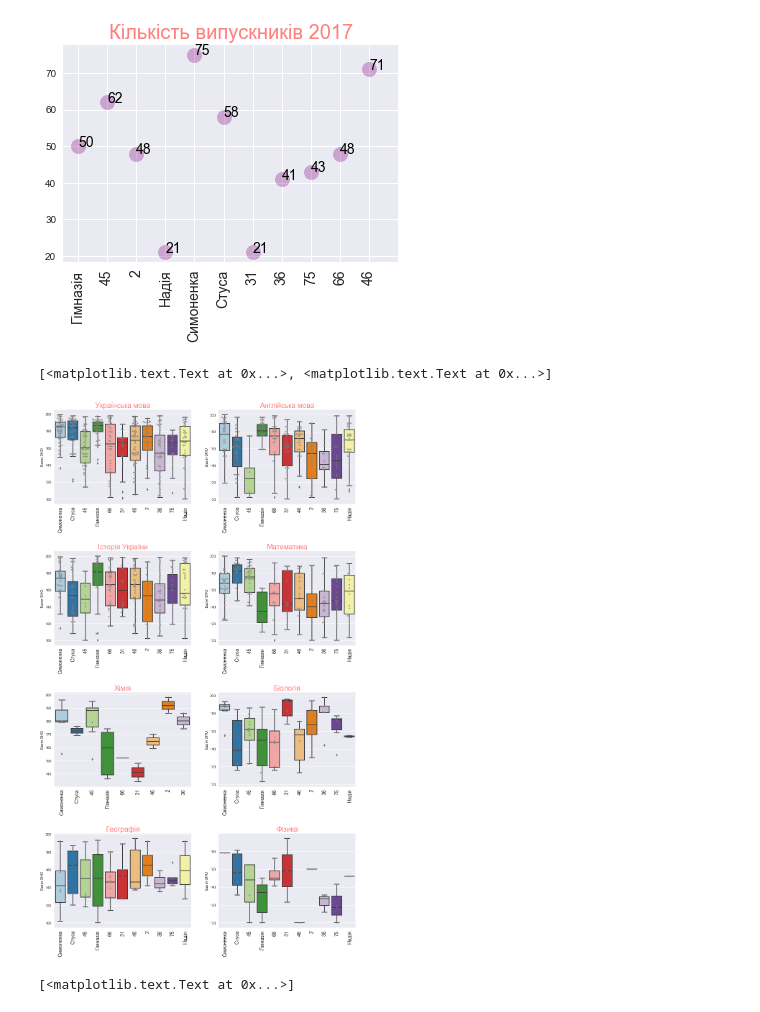
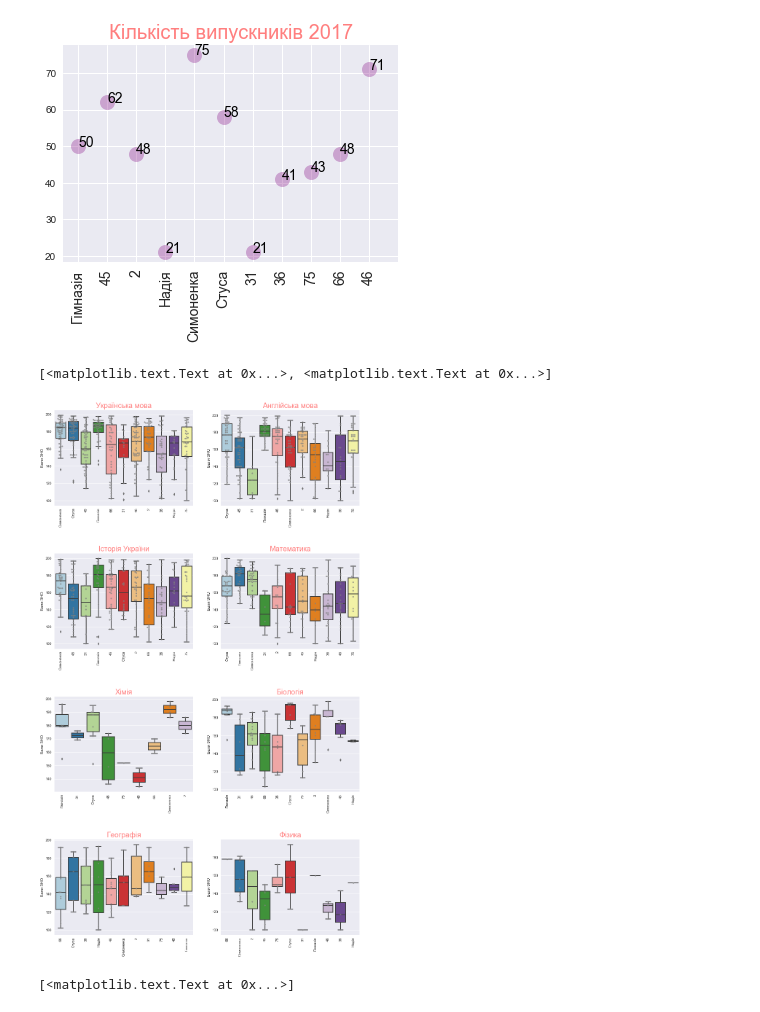
Before and after one commit to mariannapetrova/My-projects, a Jupyter notebook: Schools ZNO.ipynb, the cells around one changed output. Saved outputs shown, nothing was run; the diff lists cells and outputs as text; code cells hidden in the pictures.

```diff
--- a/Schools ZNO.ipynb
+++ b/Schools ZNO.ipynb
@@ -182,58 +200,65 @@ plt.subplots_adjust(left=0.125, bottom=0.1, right=0.9, top=0.9, wspace=0.2, hspa
 kws = dict(linewidth = 2.0, palette = 'Paired')
 kws1 = dict(color = 'grey', alpha = 0.8, size = 4)
 
 #zno_names = ['Українська мова',  'Математика', 'Англійська мова', 'Хімія', 'Біологія', 'Географія', 'Фізика']
 
-p_ukr = sns.boxplot(y='UKRBALL100', x = 'EONAME', data=df1[df1['UKRBALL100']>99], ax = axes[0,0], **kws)
-p1_ukr = sns.swarmplot(y='UKRBALL100', x = 'EONAME', data=df1[df1['UKRBALL100']>99], ax = axes[0,0], **kws1)
-p_ukr.set_xticklabels(labels, rotation=90, fontsize = 14)
+p_ukr = sns.boxplot(y='UKRBALL100', x = 'labels', data=df1[df1['UKRBALL100']>99], ax = axes[0,0], **kws)
+p1_ukr = sns.swarmplot(y='UKRBALL100', x = 'labels', data=df1[df1['UKRBALL100']>99], ax = axes[0,0], **kws1)
+p_ukr.set_xticklabels(p_ukr.get_xticklabels(),rotation=90)
+#p_ukr.set_xticklabels(labels, rotation=90)
 p_ukr.axes.set_title('Українська мова', fontsize=20,color="r",alpha=0.5)
 p_ukr.set(ylabel='Бали ЗНО', xlabel = '')
 
-p_engl = sns.boxplot(y='ENGBALL100', x = 'EONAME', data=df1[df1['ENGBALL100']>99], ax = axes[0,1], **kws)
-sns.swarmplot(y='ENGBALL100', x = 'EONAME', data=df1[df1['ENGBALL100']>99], ax = axes[0,1], **kws1)
-p_engl.set_xticklabels(labels, rotation=90, fontsize = 14)
+p_engl = sns.boxplot(y='ENGBALL100', x = 'labels', data=df1[df1['ENGBALL100']>99], ax = axes[0,1], **kws)
+sns.swarmplot(y='ENGBALL100', x = 'labels', data=df1[df1['ENGBALL100']>99], ax = axes[0,1], **kws1)
+p_engl.set_xticklabels(p_engl.get_xticklabels(),rotation=90)
 p_engl.axes.set_title('Англійська мова', fontsize=20,color="r",alpha=0.5)
 p_engl.set(ylabel='Бали ЗНО', xlabel = '')
 
-p_hist = sns.boxplot(y='HISTBALL100', x = 'EONAME', data=df1[df1['HISTBALL100']>99], ax = axes[1,0], **kws)
-sns.swarmplot(y='HISTBALL100', x = 'EONAME', data=df1[df1['HISTBALL100']>99], ax = axes[1,0], **kws1)
-p_hist.set_xticklabels(labels, rotation=90, fontsize = 14)
+p_hist = sns.boxplot(y='HISTBALL100', x = 'labels', data=df1[df1['HISTBALL100']>99], ax = axes[1,0], **kws)
+sns.swarmplot(y='HISTBALL100', x = 'labels', data=df1[df1['HISTBALL100']>99], ax = axes[1,0], **kws1)
+p_hist.set_xticklabels(p_hist.get_xticklabels(),rotation=90)
+#p_hist.set_xticklabels(labels, rotation=90, fontsize = 14)
 p_hist.axes.set_title('Історія України', fontsize=20,color="r",alpha=0.5)
 p_hist.set(ylabel='Бали ЗНО', xlabel = '')
 
-p_math = sns.boxplot(y='MATHBALL100', x = 'EONAME', data=df1[df1['MATHBALL100']>99], ax = axes[1,1], **kws)
-sns.swarmplot(y='MATHBALL100', x = 'EONAME', data=df1[df1['MATHBALL100']>99], ax = axes[1,1], **kws1)
-p_math.set_xticklabels(labels, rotation=90, fontsize = 14)
+p_math = sns.boxplot(y='MATHBALL100', x = 'labels', data=df1[df1['MATHBALL100']>99], ax = axes[1,1], **kws)
+sns.swarmplot(y='MATHBALL100', x = 'labels', data=df1[df1['MATHBALL100']>99], ax = axes[1,1], **kws1)
+p_math.set_xticklabels(p_math.get_xticklabels(),rotation=90)
+#p_math.set_xticklabels(labels, rotation=90, fontsize = 14)
 p_math.axes.set_title('Математика', fontsize=20,color="r",alpha=0.5)
 p_math.set(ylabel='Бали ЗНО', xlabel = '')
 
-p_chem = sns.boxplot(y='CHEMBALL100', x = 'EONAME', data=df1[df1['CHEMBALL100']>99], ax = axes[2,0], **kws)
-sns.swarmplot(y='CHEMBALL100', x = 'EONAME', data=df1[df1['CHEMBALL100']>99], ax = axes[2,0], **kws1)
-p_chem.set_xticklabels(labels, rotation=90, fontsize = 14)
+p_chem = sns.boxplot(y='CHEMBALL100', x = 'labels', data=df1[df1['CHEMBALL100']>99], ax = axes[2,0], **kws)
+sns.swarmplot(y='CHEMBALL100', x = 'labels', data=df1[df1['CHEMBALL100']>99], ax = axes[2,0], **kws1)
+p_chem.set_xticklabels(p_chem.get_xticklabels(),rotation=90)
+#p_chem.set_xticklabels(labels, rotation=90, fontsize = 14)
 p_chem.axes.set_title('Хімія', fontsize=20,color="r",alpha=0.5)
 p_chem.set(ylabel='Бали ЗНО', xlabel = '')
 
-p_bio = sns.boxplot(y='BIOBALL100', x = 'EONAME', data=df1[df1['BIOBALL100']>99], ax = axes[2,1], **kws)
-sns.swarmplot(y='BIOBALL100', x = 'EONAME', data=df1[df1['BIOBALL100']>99], ax = axes[2,1], **kws1)
-p_bio.set_xticklabels(labels, rotation=90, fontsize = 14)
+p_bio = sns.boxplot(y='BIOBALL100', x = 'labels', data=df1[df1['BIOBALL100']>99], ax = axes[2,1], **kws)
+sns.swarmplot(y='BIOBALL100', x = 'labels', data=df1[df1['BIOBALL100']>99], ax = axes[2,1], **kws1)
+p_bio.set_xticklabels(p_bio.get_xticklabels(),rotation=90)
+#p_bio.set_xticklabels(labels, rotation=90, fontsize = 14)
 p_bio.axes.set_title('Біологія', fontsize=20,color="r",alpha=0.5)
 p_bio.set(ylabel='Бали ЗНО', xlabel = '')
 
-p_geo = sns.boxplot(y='GEOBALL100', x = 'EONAME', data=df1[df1['GEOBALL100']>99], ax = axes[3,0], **kws)
-sns.swarmplot(y='GEOBALL100', x = 'EONAME', data=df1[df1['GEOBALL100']>99], ax = axes[3,0], **kws1)
-p_geo.set_xticklabels(labels, rotation=90, fontsize = 14)
+p_geo = sns.boxplot(y='GEOBALL100', x = 'labels', data=df1[df1['GEOBALL100']>99], ax = axes[3,0], **kws)
+sns.swarmplot(y='GEOBALL100', x = 'labels', data=df1[df1['GEOBALL100']>99], ax = axes[3,0], **kws1)
+p_geo.set_xticklabels(p_geo.get_xticklabels(),rotation=90)
+#p_geo.set_xticklabels(labels, rotation=90, fontsize = 14)
 p_geo.axes.set_title('Географія', fontsize=20,color="r",alpha=0.5)
 p_geo.set(ylabel='Бали ЗНО', xlabel = '')
 
-p_phys = sns.boxplot(y='PHYSBALL100', x = 'EONAME', data=df1[df1['PHYSBALL100']>99], ax = axes[3,1], **kws)
-sns.swarmplot(y='PHYSBALL100', x = 'EONAME', data=df1[df1['PHYSBALL100']>99], ax = axes[3,1], **kws1)
-p_phys.set_xticklabels(labels, rotation=90, fontsize = 14)
+p_phys = sns.boxplot(y='PHYSBALL100', x = 'labels', data=df1[df1['PHYSBALL100']>99], ax = axes[3,1], **kws)
+sns.swarmplot(y='PHYSBALL100', x = 'labels', data=df1[df1['PHYSBALL100']>99], ax = axes[3,1], **kws1)
+p_phys.set_xticklabels(p_phys.get_xticklabels(),rotation=90)
+#p_phys.set_xticklabels(labels, rotation=90, fontsize = 14)
 p_phys.axes.set_title('Фізика', fontsize=20,color="r",alpha=0.5)
 p_phys.set(ylabel='Бали ЗНО', xlabel = '')
 # %% [output]
 [<matplotlib.text.Text at 0x...>, <matplotlib.text.Text at 0x...>]
-[figure, old version]
+[figure, new version]
 # %%
 #Function for plot for number of pupils in school
 
```
Also changed, not shown: parts of 3 cells of this notebook.
